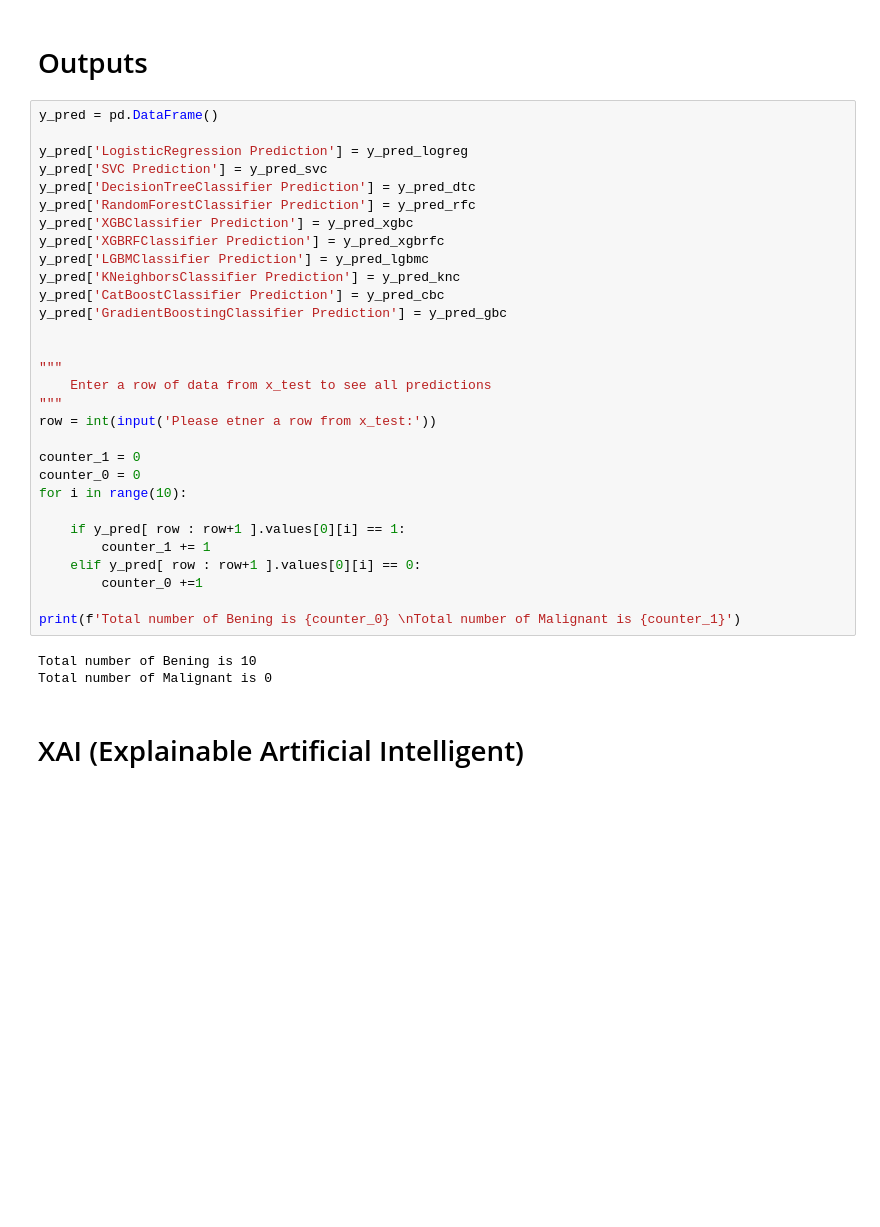
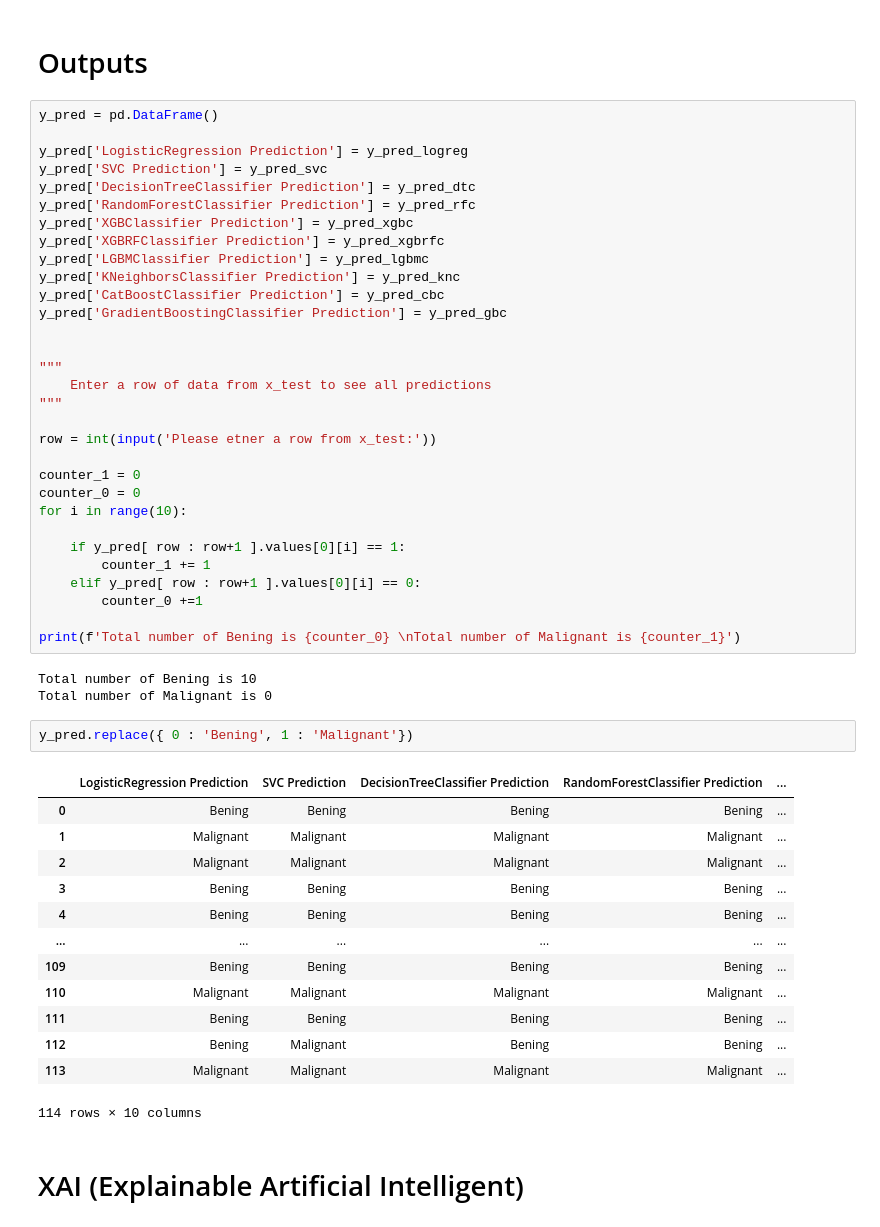
Before and after one commit to fawern/breast-cancer-classifier, a Jupyter notebook: breast-cancer.ipynb, the cells around one changed output. Drawn from its saved outputs; the diff is of its cells as text; blank space fills up the shorter version.

```diff
--- a/breast-cancer.ipynb
+++ b/breast-cancer.ipynb
@@ -976,6 +929,7 @@ y_pred['GradientBoostingClassifier Prediction'] = y_pred_gbc
 """
     Enter a row of data from x_test to see all predictions
 """
+
 row = int(input('Please etner a row from x_test:'))
 
 counter_1 = 0
@@ -991,6 +945,22 @@ print(f'Total number of Bening is {counter_0} \nTotal number of Malignant is {co
 # %% [output]
 Total number of Bening is 10
 Total number of Malignant is 0
+# %%
+y_pred.replace({ 0 : 'Bening', 1 : 'Malignant'})
+# %% [output]
+|  | LogisticRegression Prediction | SVC Prediction | DecisionTreeClassifier Prediction | RandomForestClassifier Prediction | ... |
+| 0 | Bening | Bening | Bening | Bening | ... |
+| 1 | Malignant | Malignant | Malignant | Malignant | ... |
+| 2 | Malignant | Malignant | Malignant | Malignant | ... |
+| 3 | Bening | Bening | Bening | Bening | ... |
+| 4 | Bening | Bening | Bening | Bening | ... |
+| ... | ... | ... | ... | ... | ... |
+| 109 | Bening | Bening | Bening | Bening | ... |
+| 110 | Malignant | Malignant | Malignant | Malignant | ... |
+| 111 | Bening | Bening | Bening | Bening | ... |
+| 112 | Bening | Malignant | Bening | Bening | ... |
+| 113 | Malignant | Malignant | Malignant | Malignant | ... |
+114 rows × 10 columns
 # %% [markdown]
 # XAI (Explainable Artificial Intelligent)
 # %% [markdown]
```
Also changed, not shown: parts of 18 cells of this notebook.
